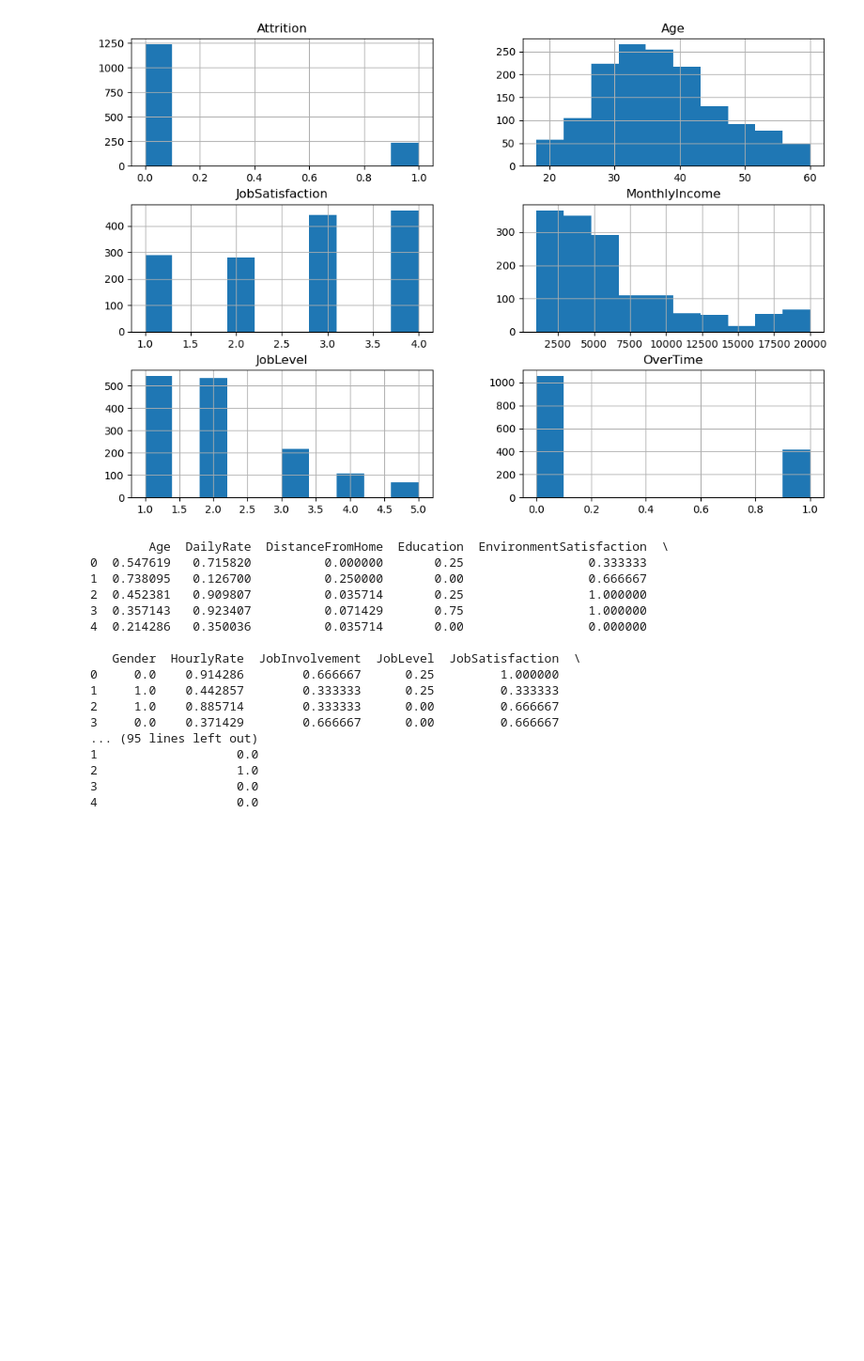
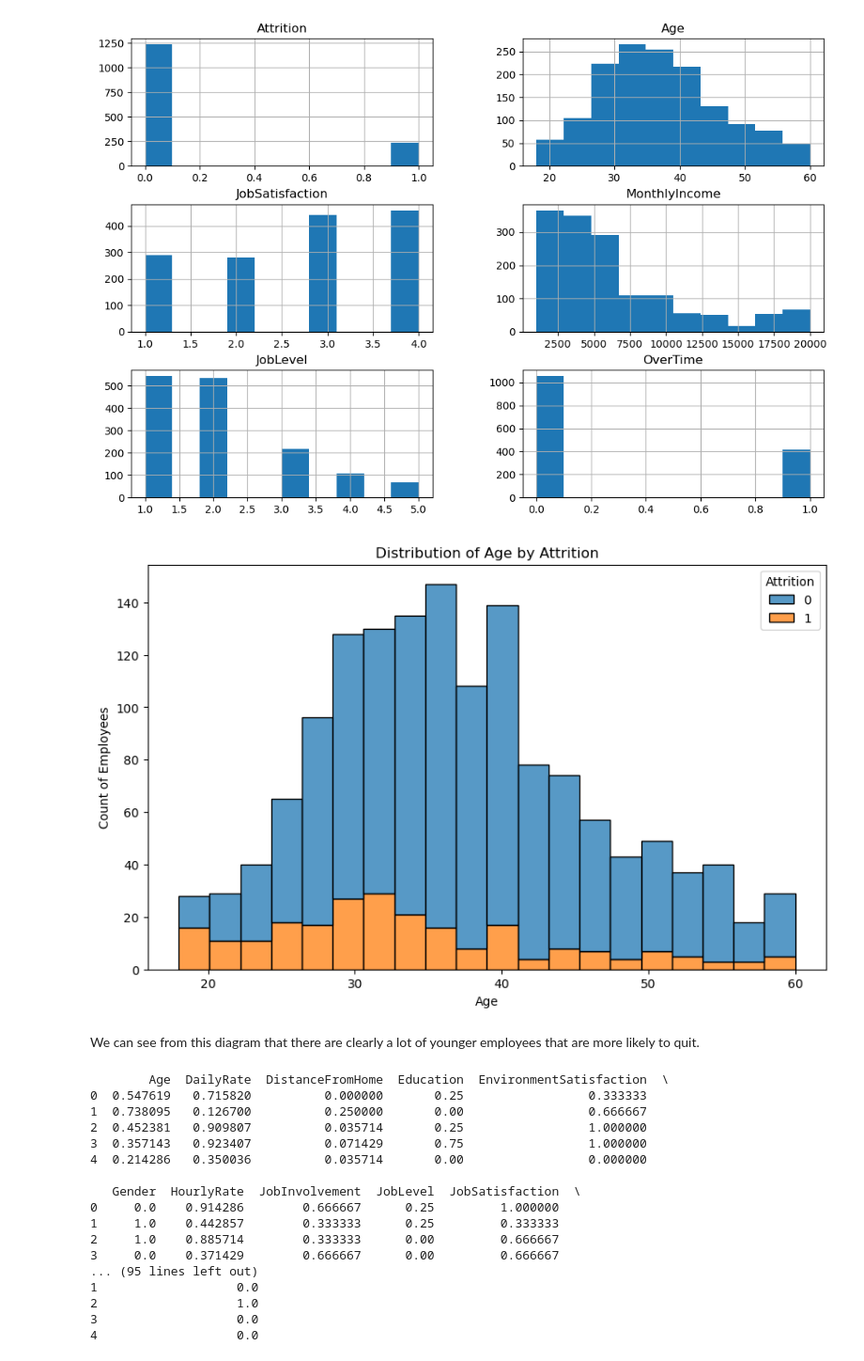
Before and after one commit to Gervig/Business-Intelligence, a Jupyter notebook: MP3/MP3 - Casper.ipynb, the cells around one changed output. Shown at 94% size. Cells and saved outputs as stored; diff of their text form; code cells hidden in the pictures; blank space fills up the shorter version.

```diff
--- a/MP3/MP3 - Casper.ipynb
+++ b/MP3/MP3 - Casper.ipynb
@@ -541,6 +538,19 @@ data1[['Attrition','Age','JobSatisfaction', 'MonthlyIncome', 'JobLevel', 'OverTi
 plt.show()
 # %% [output]
 [figure]
+# %%
+# Attrition & Age exploration
+plt.figure(figsize=(10,6))
+sns.histplot(data=data1, x='Age', hue='Attrition', multiple='stack', bins=20)
+
+plt.title("Distribution of Age by Attrition")
+plt.xlabel("Age")
+plt.ylabel("Count of Employees")
+plt.show()
+# %% [output]
+[figure, added]
+# %% [markdown]
+We can see from this diagram that there are clearly a lot of younger employees that are more likely to quit.
 # %%
 # Target column
 y_att = data1['Attrition']
```
Also changed, not shown: parts of 35 cells of this notebook.
